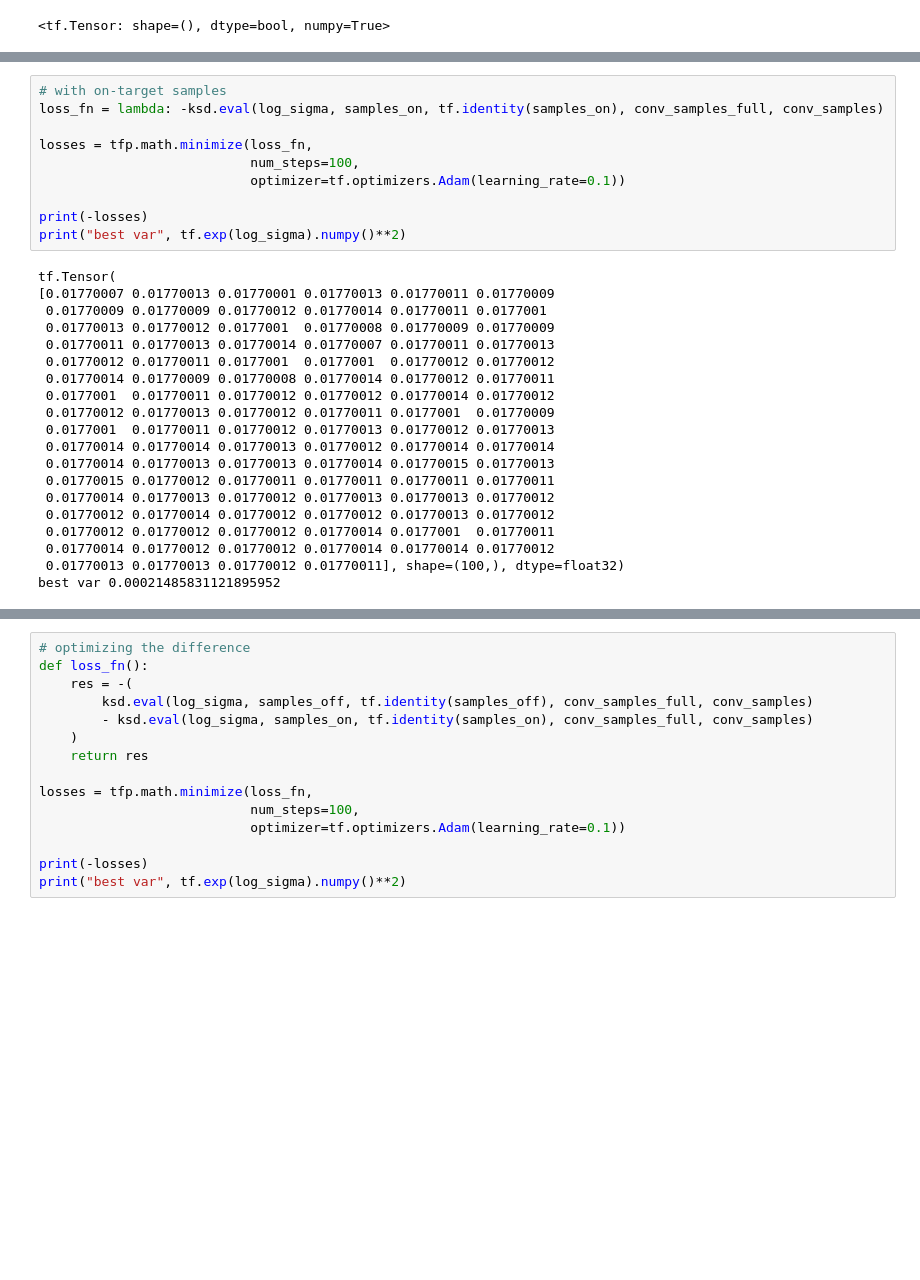
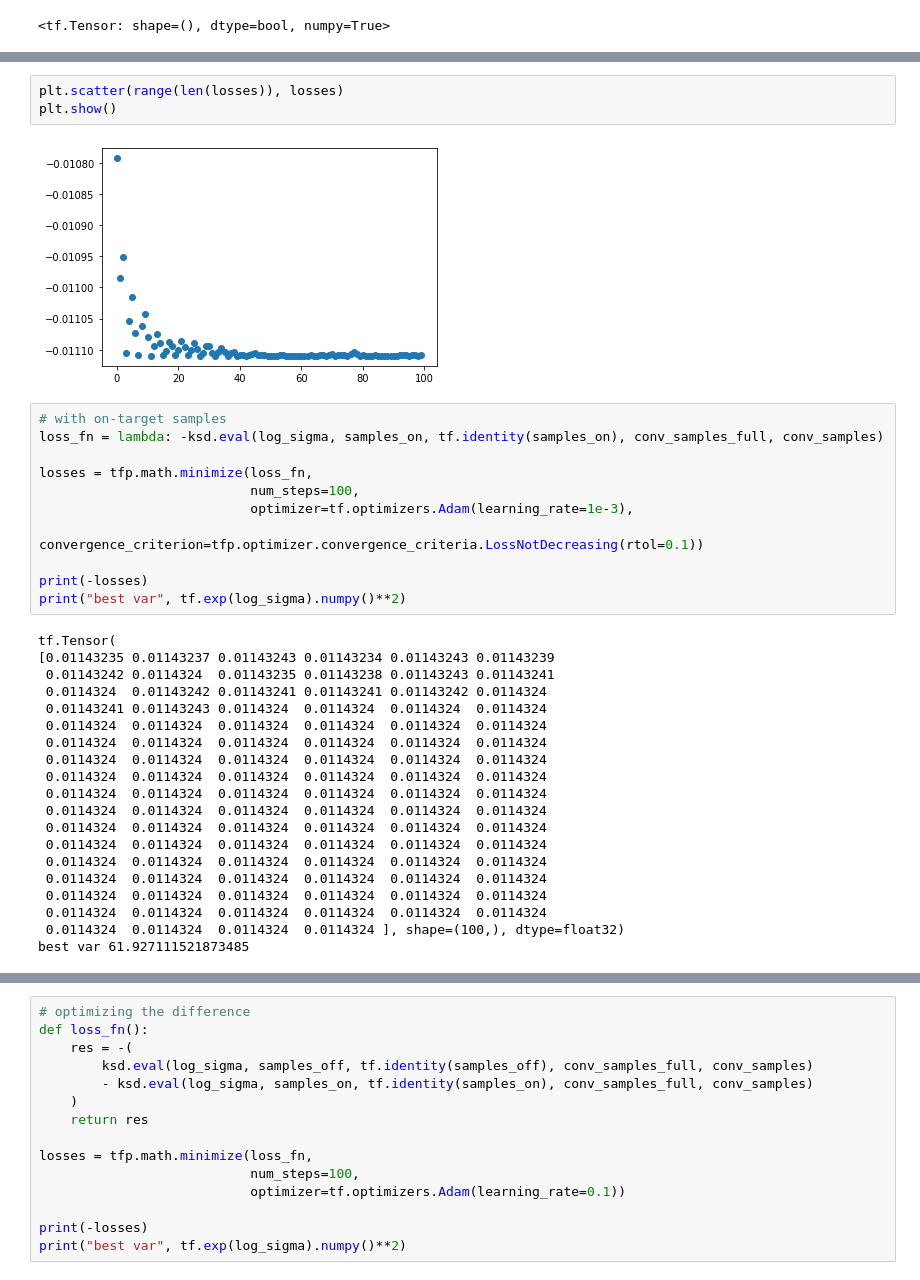
Before and after one commit to XingLLiu/u-stat-high-dim, a Jupyter notebook: find_noise.ipynb, the cells around one changed output, grey strips where cells are left out. Saved outputs shown, nothing was run; the diff lists cells and outputs as text; blank space fills up the shorter version.

```diff
--- a/find_noise.ipynb
+++ b/find_noise.ipynb
@@ -249,30 +251,36 @@ best var 8.22974899651149
+# %%
+plt.scatter(range(len(losses)), losses)
+plt.show()
+# %% [output]
+[figure, added]
 # %%
 # with on-target samples
 loss_fn = lambda: -ksd.eval(log_sigma, samples_on, tf.identity(samples_on), conv_samples_full, conv_samples)
 
 losses = tfp.math.minimize(loss_fn,
                            num_steps=100,
-                           optimizer=tf.optimizers.Adam(learning_rate=0.1))
+                           optimizer=tf.optimizers.Adam(learning_rate=1e-3),
+                           convergence_criterion=tfp.optimizer.convergence_criteria.LossNotDecreasing(rtol=0.1))
 
 print(-losses)
 print("best var", tf.exp(log_sigma).numpy()**2)
 # %% [output]
 tf.Tensor(
-[0.01770007 0.01770013 0.01770001 0.01770013 0.01770011 0.01770009
- 0.01770009 0.01770009 0.01770012 0.01770014 0.01770011 0.0177001
- 0.01770013 0.01770012 0.0177001  0.01770008 0.01770009 0.01770009
- 0.01770011 0.01770013 0.01770014 0.01770007 0.01770011 0.01770013
- 0.01770012 0.01770011 0.0177001  0.0177001  0.01770012 0.01770012
- 0.01770014 0.01770009 0.01770008 0.01770014 0.01770012 0.01770011
- 0.0177001  0.01770011 0.01770012 0.01770012 0.01770014 0.01770012
- 0.01770012 0.01770013 0.01770012 0.01770011 0.0177001  0.01770009
- 0.0177001  0.01770011 0.01770012 0.01770013 0.01770012 0.01770013
- 0.01770014 0.01770014 0.01770013 0.01770012 0.01770014 0.01770014
- 0.01770014 0.01770013 0.01770013 0.01770014 0.01770015 0.01770013
- 0.01770015 0.01770012 0.01770011 0.01770011 0.01770011 0.01770011
- 0.01770014 0.01770013 0.01770012 0.01770013 0.01770013 0.01770012
- 0.01770012 0.01770014 0.01770012 0.01770012 0.01770013 0.01770012
- 0.01770012 0.01770012 0.01770012 0.01770014 0.0177001  0.01770011
- 0.01770014 0.01770012 0.01770012 0.01770014 0.01770014 0.01770012
- 0.01770013 0.01770013 0.01770012 0.01770011], shape=(100,), dtype=float32)
-best var 0.00021485831121895952
+[0.01143235 0.01143237 0.01143243 0.01143234 0.01143243 0.01143239
+ 0.01143242 0.0114324  0.01143235 0.01143238 0.01143243 0.01143241
+ 0.0114324  0.01143242 0.01143241 0.01143241 0.01143242 0.0114324
+ 0.01143241 0.01143243 0.0114324  0.0114324  0.0114324  0.0114324
+ 0.0114324  0.0114324  0.0114324  0.0114324  0.0114324  0.0114324
+ 0.0114324  0.0114324  0.0114324  0.0114324  0.0114324  0.0114324
+ 0.0114324  0.0114324  0.0114324  0.0114324  0.0114324  0.0114324
+ 0.0114324  0.0114324  0.0114324  0.0114324  0.0114324  0.0114324
+ 0.0114324  0.0114324  0.0114324  0.0114324  0.0114324  0.0114324
+ 0.0114324  0.0114324  0.0114324  0.0114324  0.0114324  0.0114324
+ 0.0114324  0.0114324  0.0114324  0.0114324  0.0114324  0.0114324
+ 0.0114324  0.0114324  0.0114324  0.0114324  0.0114324  0.0114324
+ 0.0114324  0.0114324  0.0114324  0.0114324  0.0114324  0.0114324
+ 0.0114324  0.0114324  0.0114324  0.0114324  0.0114324  0.0114324
+ 0.0114324  0.0114324  0.0114324  0.0114324  0.0114324  0.0114324
+ 0.0114324  0.0114324  0.0114324  0.0114324  0.0114324  0.0114324
+ 0.0114324  0.0114324  0.0114324  0.0114324 ], shape=(100,), dtype=float32)
+best var 61.927111521873485
```
Also changed, not shown: parts of 9 cells of this notebook, 2 other files.
